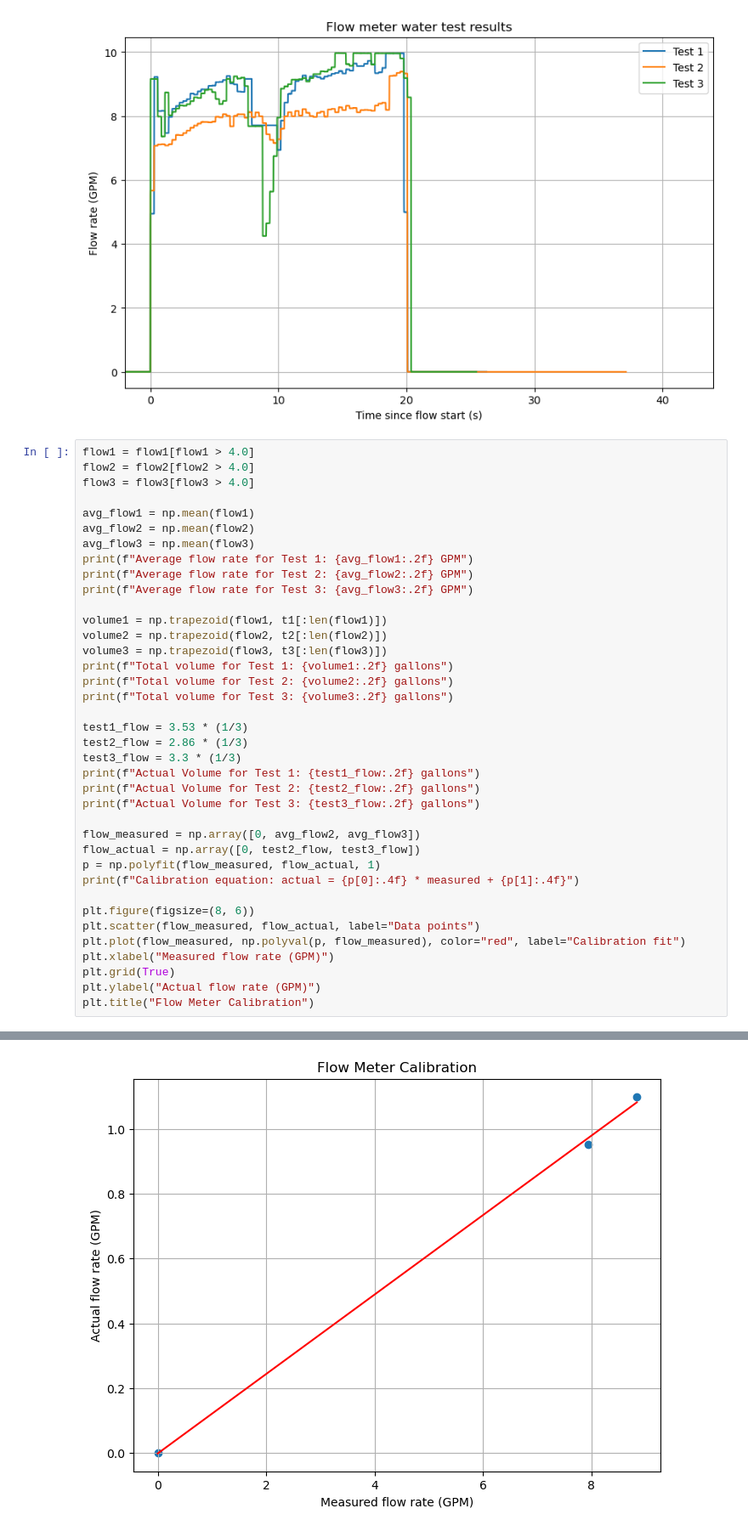
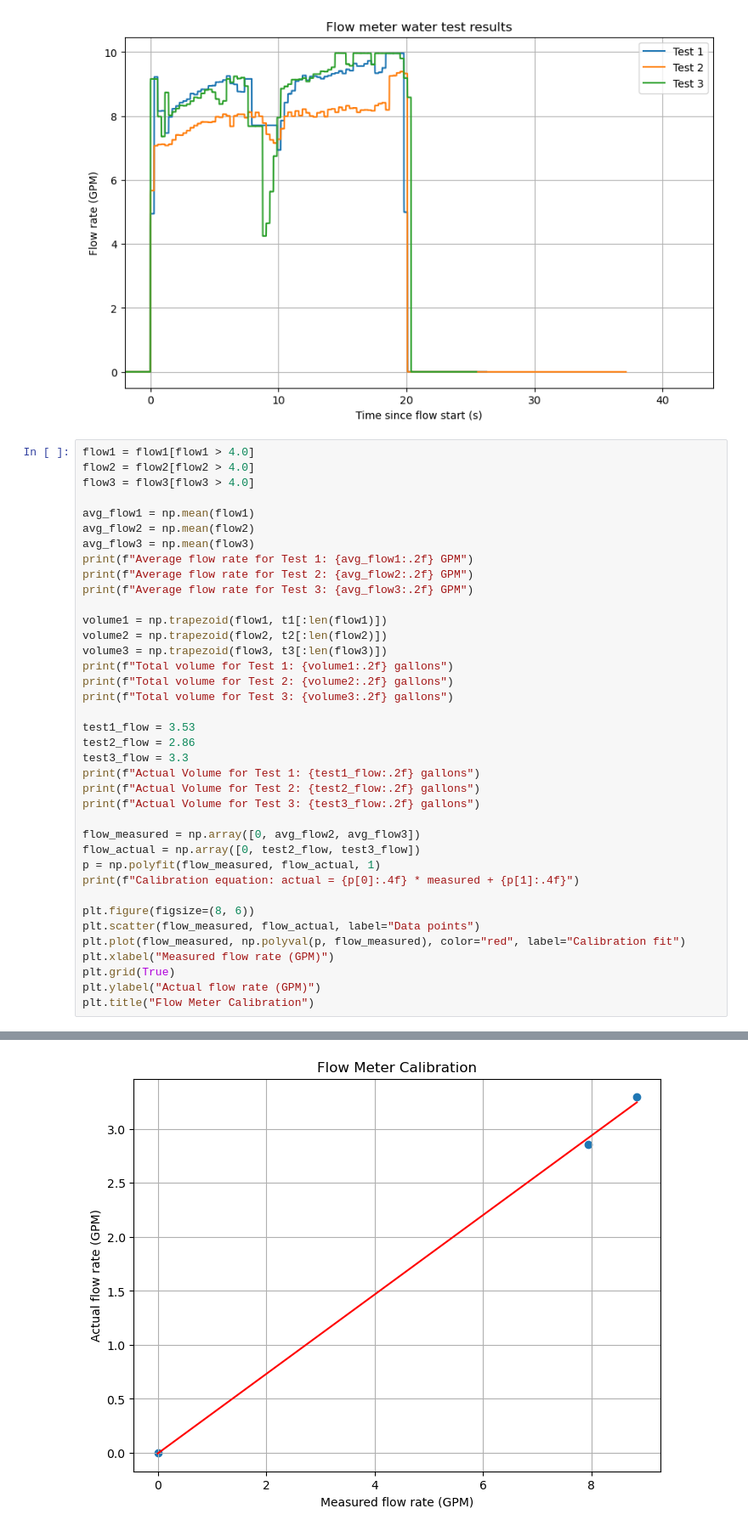
Before and after one commit to SARP-UW/capstone_throttleable_engine_2025-26, a Jupyter notebook: software/data analysis/flow meter water calibration test.ipynb, the cells around one changed output, grey strips where cells are left out. Shown at 85% size. Drawn from its saved outputs; the diff is of its cells as text.

```diff
--- a/software/data analysis/flow meter water calibration test.ipynb
+++ b/software/data analysis/flow meter water calibration test.ipynb
@@ -87,9 +87,9 @@ print(f"Total volume for Test 1: {volume1:.2f} gallons")
 print(f"Total volume for Test 2: {volume2:.2f} gallons")
 print(f"Total volume for Test 3: {volume3:.2f} gallons")
 
-test1_flow = 3.53 * (1/3)
-test2_flow = 2.86 * (1/3)
-test3_flow = 3.3 * (1/3)
+test1_flow = 3.53
+test2_flow = 2.86
+test3_flow = 3.3
 print(f"Actual Volume for Test 1: {test1_flow:.2f} gallons")
 print(f"Actual Volume for Test 2: {test2_flow:.2f} gallons")
 print(f"Actual Volume for Test 3: {test3_flow:.2f} gallons")
@@ -120,2 +120,2 @@ Calibration equation: actual = 0.1227 * measured + -0.0020
 Text(0.5, 1.0, 'Flow Meter Calibration')
-[figure, old version]
+[figure, new version]
```
Also changed, not shown: parts of 1 cell of this notebook, 2 other files.
